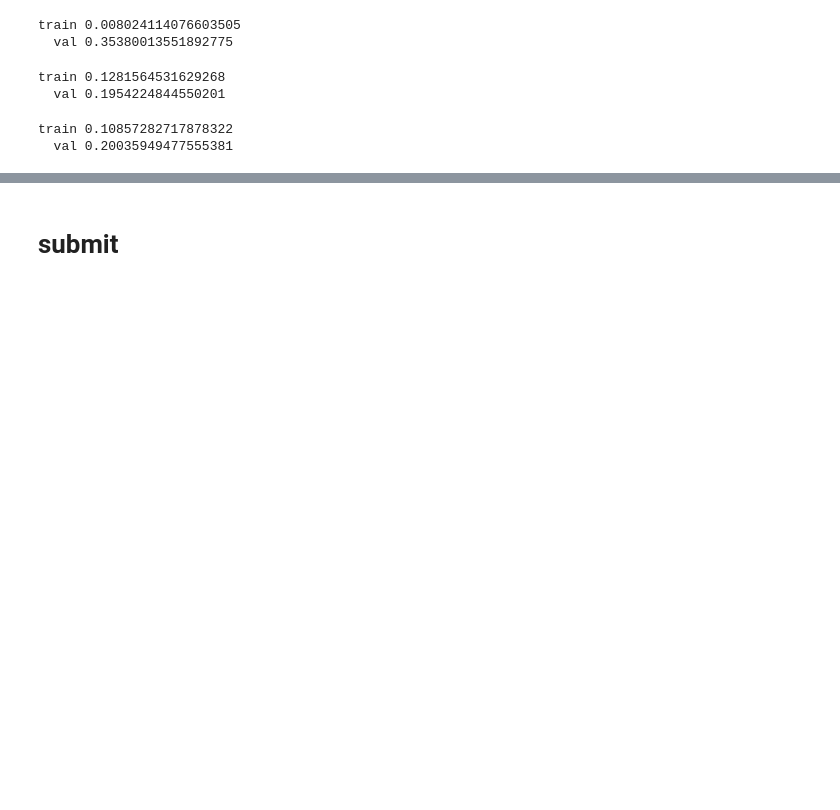
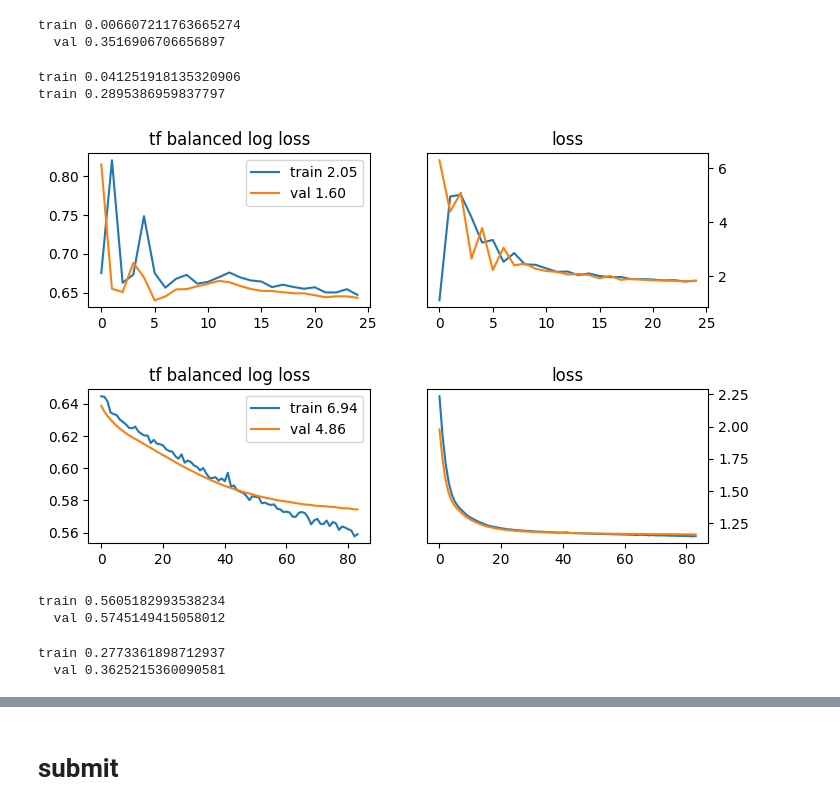
Before and after one commit to andiva/tmpnn, a Jupyter notebook: demo/ICR/ICR_tmpnn.ipynb, the cells around one changed output, grey strips where cells are left out. Cells and saved outputs as stored; diff of their text form; code cells hidden in the pictures; blank space fills up the shorter version.

```diff
--- a/demo/ICR/ICR_tmpnn.ipynb
+++ b/demo/ICR/ICR_tmpnn.ipynb
@@ -68,3 +67,12 @@ def blloss1(p_true, p_pred):
     log_loss_1 = -K.sum(p_true * K.log(p1)) / N1
     return (log_loss_0 + log_loss_1)/2
 shifted_blloss1=autograph.experimental.do_not_convert(lambda t,p: blloss1(t+0.5,p+0.5))
+# %%
+df = pd.read_csv('train.csv')
+X, Y = df.drop(columns=['Id','Class']), np.asfarray(df['Class'])
+X['EJ'] = LabelEncoder().fit_transform(X['EJ'])-0.5
+for col in X.columns:
+    na = X[col].isna()
+    if na.any():
+        X['n'+col] = np.asfarray(na)
+X.head()
@@ -71,41 +86,51 @@ shifted_blloss1=autograph.experimental.do_not_convert(lambda t,p: blloss1(t+0.5,
 # %%
-df = pd.read_csv('train.csv')
-df = df.fillna(df.mean(numeric_only=True))
-
-X, Y = df.drop(columns=['Id','Class']), np.asfarray(df['Class'])
-X['EJ'] = LabelEncoder().fit_transform(X['EJ'])-0.5
-
 X_tr, X_val, Y_tr, Y_val = train_test_split(X, Y, test_size=0.3, random_state=17)
 
-pt = PowerTransformer()
-mms = MinMaxScaler((-0.5,0.5))
-X_tr = mms.fit_transform(pt.fit_transform(X_tr))
-X_val = np.clip(mms.transform(pt.transform(X_val)),-1,1)
-X = np.clip(mms.transform(pt.transform(X)),-1,1)
+pre = Pipeline([
+    ('imp',KNNImputer()),
+    ('pt',PowerTransformer()),
+    ('mms',MinMaxScaler((-0.5,0.5)))
+])
+X_tr = pre.fit_transform(X_tr)
+X_val = np.clip(pre.transform(X_val),-1,1)
+X = np.clip(pre.transform(X),-1,1)
 # %%
 cat = CatBoostClassifier(verbose=False)
 cat.fit(X_tr, Y_tr, eval_set=(X_val, Y_val))
 print('train', balanced_log_loss(Y_tr, cat.predict_proba(X_tr)))
 print('  val', balanced_log_loss(Y_val,cat.predict_proba(X_val)))
 # %% [output]
-train 0.008024114076603505
-  val 0.35380013551892775
+train 0.006607211763665274
+  val 0.3516906706656897
+# %%
+reg = linear.RidgeCV()
+p = PolynomialFeatures(3)
+reg.fit(p.fit_transform(X_tr), Y_tr)
+print('train', balanced_log_loss1(Y_tr, reg.predict(p.transform(X_tr))))
+print('train', balanced_log_loss1(Y_val,reg.predict(p.transform(X_val))))
+# %% [output]
+train 0.041251918135320906
+train 0.2895386959837797
 # %%
 # -0.5, 0.5 labels n=2
-f=cat.get_feature_importance()>1
+f=cat.get_feature_importance()>0
 model = Classification(X[:,f].shape[1], 2, 2, 7, regularizer=L1())
 
 model.set_learning_rate(5e-3, metrics=shifted_blloss, loss='mse')
-history = model.fit(X_tr[:,f], np.column_stack([0.5-Y_tr, Y_tr-0.5]), epochs=100,
+history = model.fit(X_tr[:,f], np.column_stack([0.5-Y_tr, Y_tr-0.5]), epochs=25,
                      validation_data=(X_val[:,f], np.column_stack([0.5-Y_val,Y_val-0.5])))
-model.set_learning_rate(5e-5, metrics=shifted_blloss, loss=shifted_blloss)
+plot(history, model, metric='<lambda>')
+model.set_learning_rate(1e-4, metrics=shifted_blloss, loss=shifted_blloss)
 history = model.fit(X_tr[:,f], np.column_stack([0.5-Y_tr, Y_tr-0.5]), epochs=100, stop_monitor='val_<lambda>', patience=0,
                      validation_data=(X_val[:,f], np.column_stack([0.5-Y_val,Y_val-0.5])))
+plot(history, model, metric='<lambda>')
 print('train', balanced_log_loss(Y_tr, model.predict_proba(X_tr[:,f])+0.5))
 print('  val', balanced_log_loss(Y_val,model.predict_proba(X_val[:,f])+0.5))
 # %% [output]
+[figure, added]
+[figure, added]
-train 0.1281564531629268
-  val 0.1954224844550201
+train 0.5605182993538234
+  val 0.5745149415058012
 # %%
 #   0,   1 labels n=2
 f=cat.get_feature_importance()>1
@@ -120,8 +145,8 @@ history = model.fit(X_tr[:,f], np.column_stack([1-Y_tr,Y_tr]), epochs=100, stop_
 print('train', balanced_log_loss(Y_tr, model.predict_proba(X_tr[:,f])))
 print('  val', balanced_log_loss(Y_val,model.predict_proba(X_val[:,f])))
 # %% [output]
-train 0.10857282717878322
-  val 0.20035949477555381
+train 0.2773361898712937
+  val 0.3625215360090581
 # %%
 # -0.5, 0.5 labels n=1
 f=cat.get_feature_importance()>1
```
Also changed, not shown: parts of 8 cells of this notebook, 4 other files.
